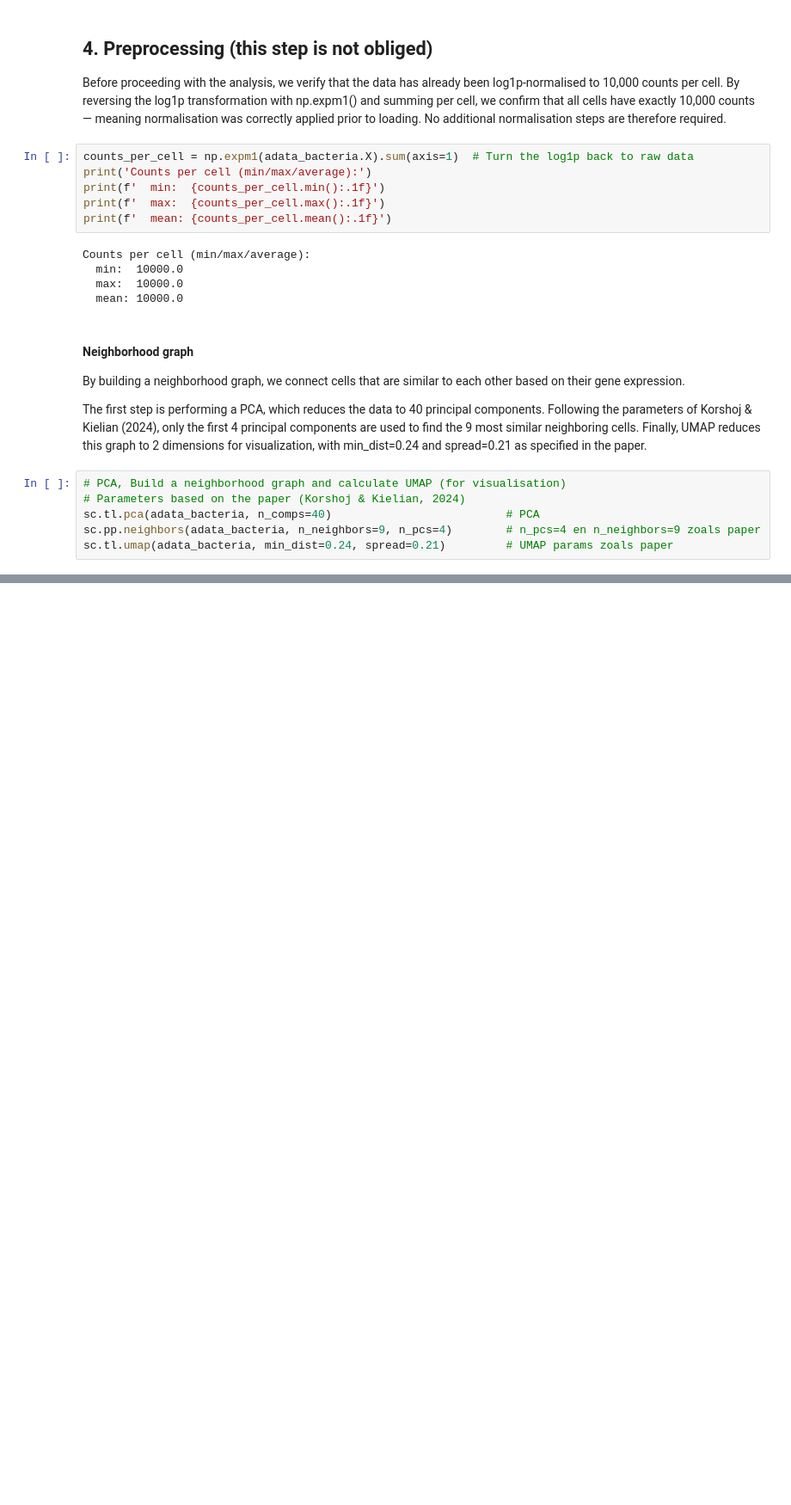
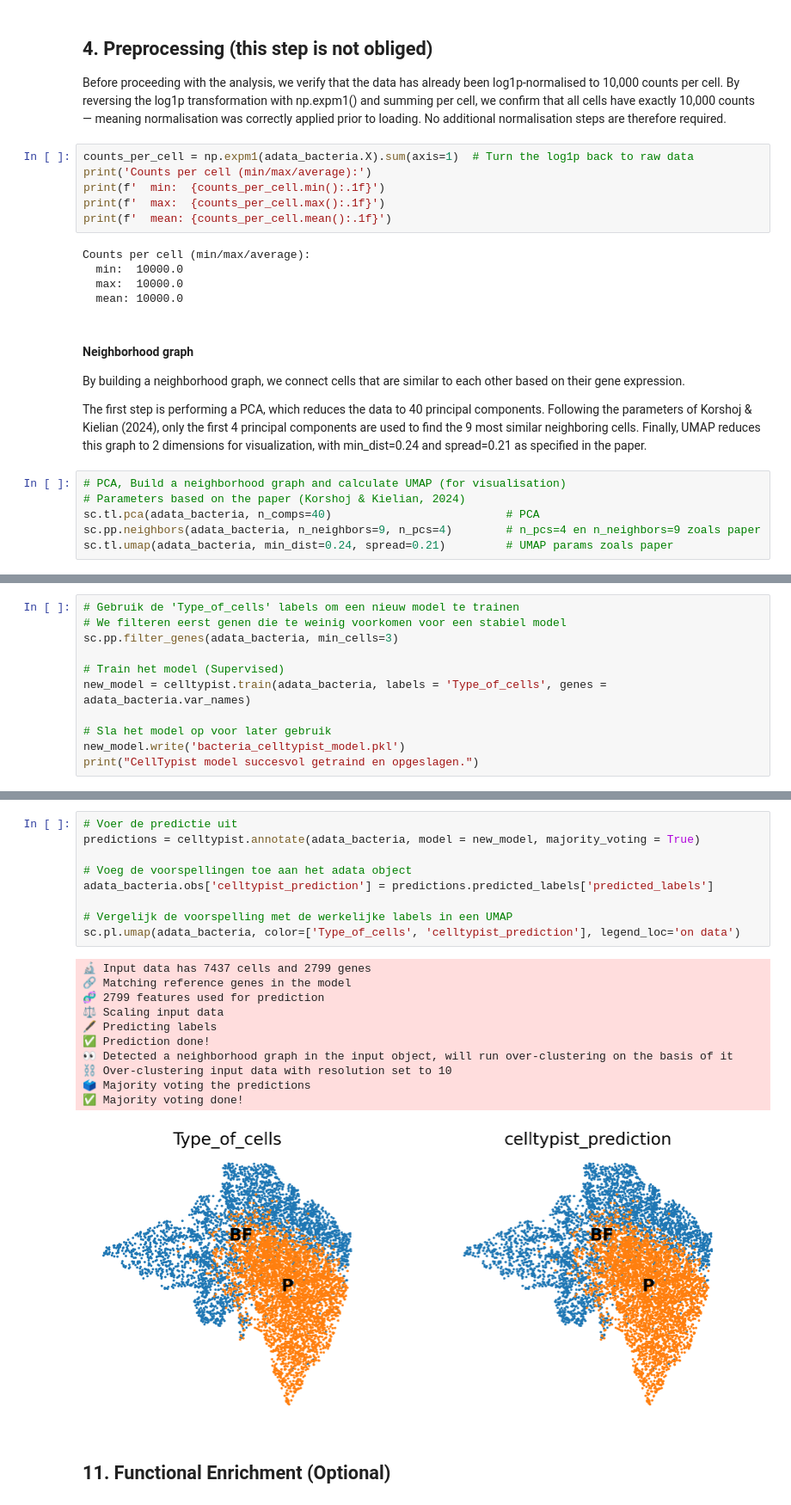
Before and after one commit to NathanvaBIT/mygitdirectory, a Jupyter notebook: Bacteria_unsupervised_learning.ipynb, the cells around one changed output, grey strips where cells are left out. Shown at 86% size. Saved outputs shown, nothing was run; the diff lists cells and outputs as text; blank space fills up the shorter version.

```diff
--- a/Bacteria_unsupervised_learning.ipynb
+++ b/Bacteria_unsupervised_learning.ipynb
@@ -152,0 +250,11 @@ To give biological meaning to the Leiden clusters, we identify the top marker ge
+# %%
+# Gebruik de 'Type_of_cells' labels om een nieuw model te trainen
+# We filteren eerst genen die te weinig voorkomen voor een stabiel model
+sc.pp.filter_genes(adata_bacteria, min_cells=3)
+
+# Train het model (Supervised)
+new_model = celltypist.train(adata_bacteria, labels = 'Type_of_cells', genes = adata_bacteria.var_names)
+
+# Sla het model op voor later gebruik
+new_model.write('bacteria_celltypist_model.pkl')
+print("CellTypist model succesvol getraind en opgeslagen.")
@@ -152,0 +271,23 @@ To give biological meaning to the Leiden clusters, we identify the top marker ge
+# %%
+# Voer de predictie uit
+predictions = celltypist.annotate(adata_bacteria, model = new_model, majority_voting = True)
+
+# Voeg de voorspellingen toe aan het adata object
+adata_bacteria.obs['celltypist_prediction'] = predictions.predicted_labels['predicted_labels']
+
+# Vergelijk de voorspelling met de werkelijke labels in een UMAP
+sc.pl.umap(adata_bacteria, color=['Type_of_cells', 'celltypist_prediction'], legend_loc='on data')
+# %% [output]
+🔬 Input data has 7437 cells and 2799 genes
+🔗 Matching reference genes in the model
+🧬 2799 features used for prediction
+⚖️ Scaling input data
+🖋️ Predicting labels
+✅ Prediction done!
+👀 Detected a neighborhood graph in the input object, will run over-clustering on the basis of it
+⛓️ Over-clustering input data with resolution set to 10
+🗳️ Majority voting the predictions
+✅ Majority voting done!
+[figure, added]
+# %% [markdown]
+## 11. Functional Enrichment (Optional)
```
Also changed, not shown: parts of 14 cells of this notebook.
